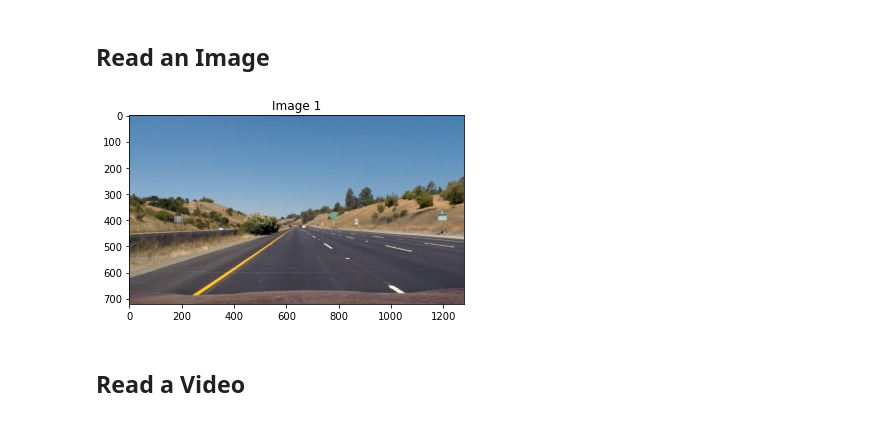
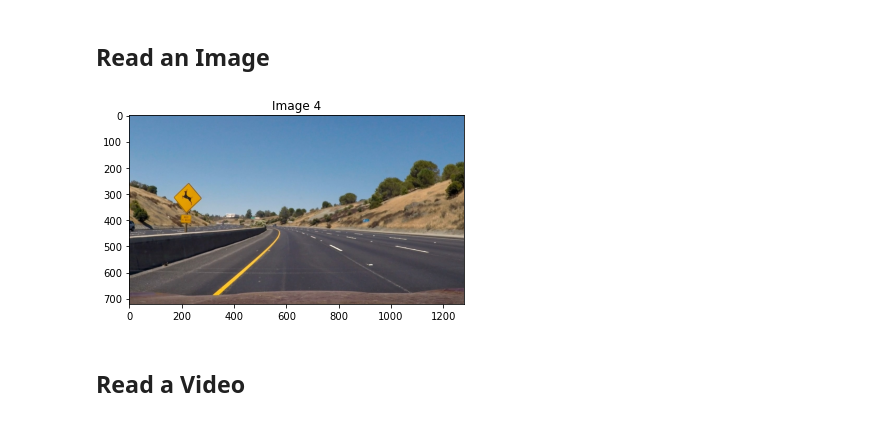
Before and after one commit to Mazen-Ghaleb/ComputerVisionProject, a Jupyter notebook: SelfDrivingPerception.ipynb, the cells around one changed output. Drawn from its saved outputs; the diff is of its cells as text; code cells hidden in the pictures.

```diff
--- a/SelfDrivingPerception.ipynb
+++ b/SelfDrivingPerception.ipynb
@@ -15,14 +15,14 @@ def show_image(image, title='Image', cmap_type='gray'):
 # %%
 # Reading an image
 images_paths = glob.glob("media/test_images/*.jpg")
 images = [plt.imread(image) for image in images_paths]
 
 # getting img dimensions and printing it
-image_idx = 0
+image_idx = 3
 
 show_image(images[image_idx], "Image " + str(image_idx + 1))
 # %% [output]
-[figure, old version]
+[figure, new version]
 # %% [markdown]
 ## Read a Video
 # %%
```
Also changed, not shown: parts of 21 cells of this notebook.
